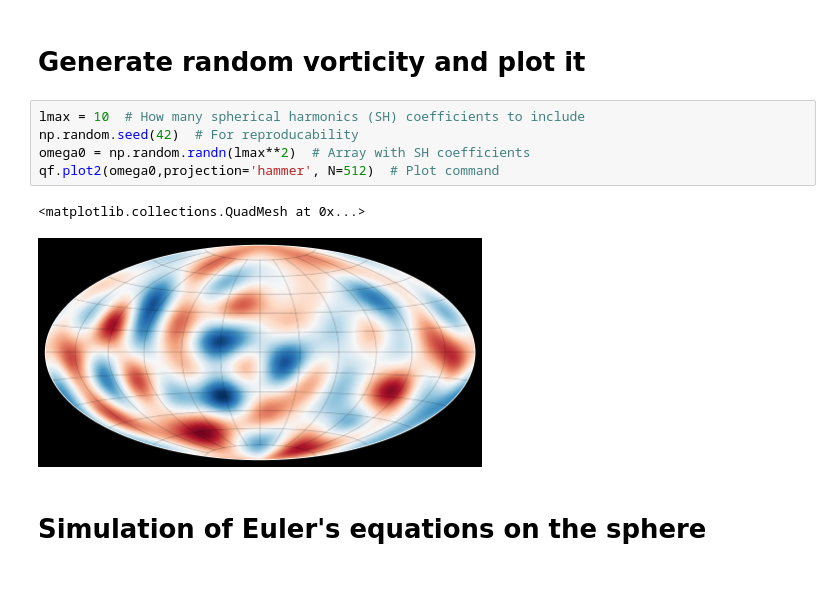
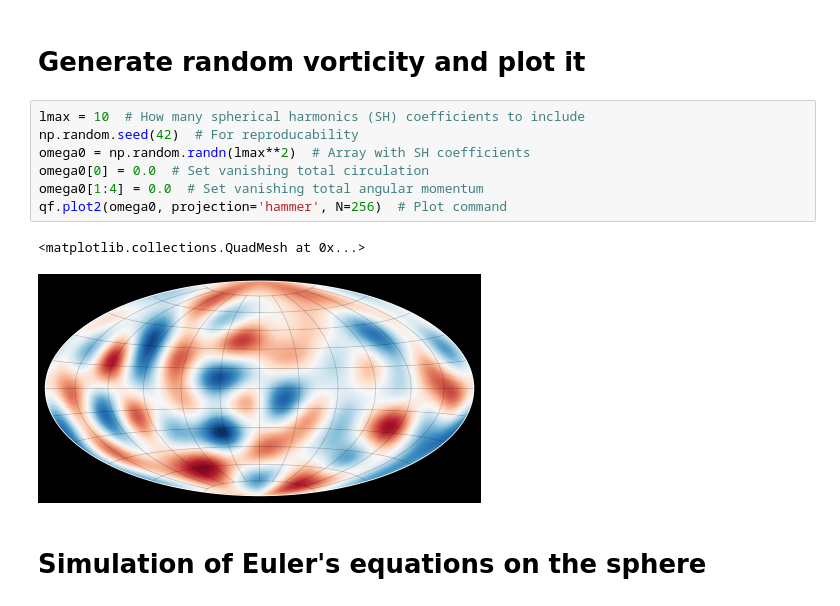
Before and after one commit to klasmodin/quflow, a Jupyter notebook: notebooks/basic-example.ipynb, the cells around one changed output. Saved outputs shown, nothing was run; the diff lists cells and outputs as text.

```diff
--- a/notebooks/basic-example.ipynb
+++ b/notebooks/basic-example.ipynb
@@ -14,10 +14,12 @@ import quflow as qf
 # %%
 lmax = 10  # How many spherical harmonics (SH) coefficients to include
 np.random.seed(42)  # For reproducability
 omega0 = np.random.randn(lmax**2)  # Array with SH coefficients
-qf.plot2(omega0,projection='hammer', N=512)  # Plot command
+omega0[0] = 0.0  # Set vanishing total circulation
+omega0[1:4] = 0.0  # Set vanishing total angular momentum
+qf.plot2(omega0, projection='hammer', N=256)  # Plot command
 # %% [output]
 <matplotlib.collections.QuadMesh at 0x...>
-[figure, old version]
+[figure, new version]
 # %% [markdown]
 # Simulation of Euler's equations on the sphere
```
Also changed, not shown: parts of 16 cells of this notebook, 1 other file.
